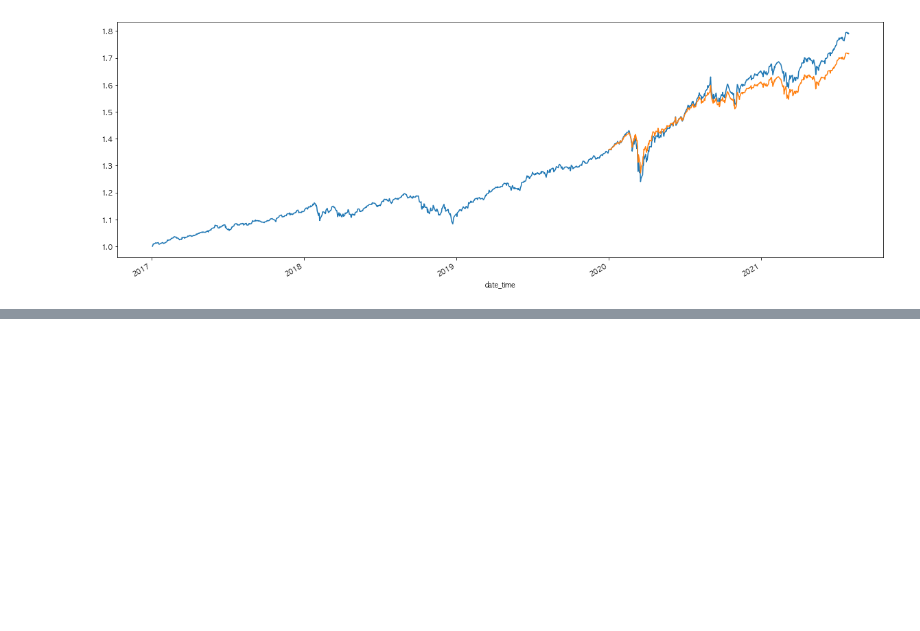
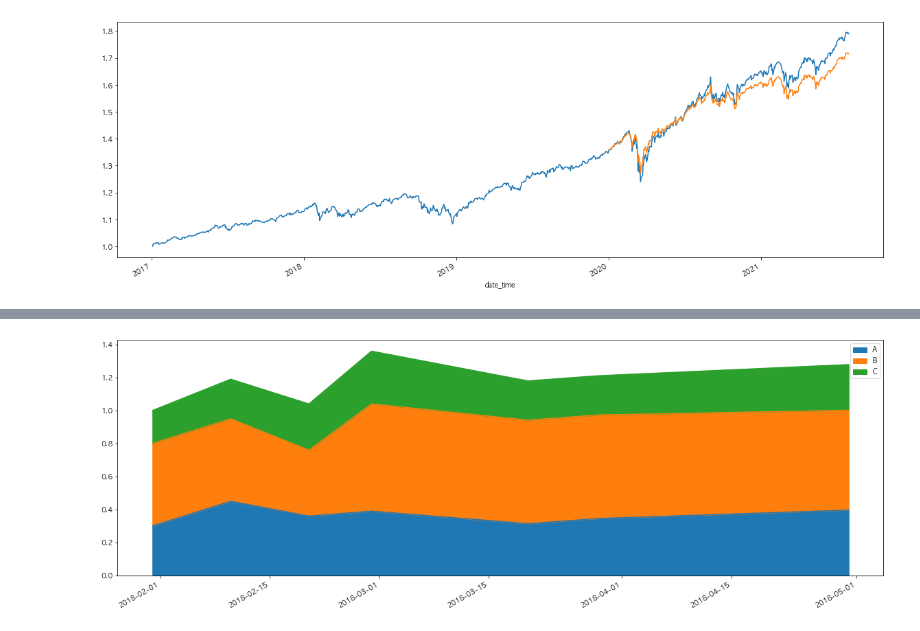
Before and after one commit to JihoQuant/Python-Pandas-Part-1, a Jupyter notebook: part2/7. Rebalancing Based Backtesting.ipynb, the cells around one changed output, grey strips where cells are left out. Saved outputs shown, nothing was run; the diff lists cells and outputs as text; code cells hidden in the pictures; blank space fills up the shorter version.

Commit message:
✏️ about Periodic Weight Rebalancing

```diff
--- a/part2/7. Rebalancing Based Backtesting.ipynb
+++ b/part2/7. Rebalancing Based Backtesting.ipynb
@@ -421,0 +668,31 @@ ax = allocation_df.sum(axis=1).plot(figsize=(20, 7))
+# %%
+# 월별 포트폴리오 자산 목록
+individual_port_val_df_list = []
+
+# 직전 달의 마지막 누적 수익률 - 로직의 일관성을 위해 1로 설정함
+cum_rtn_at_last_month_end = 1
+
+# 직전 달(리밸런싱 주기)의 마지막 인덱스
+prev_end_day = rebal_index[0]
+
+# for loop 사용을 통해 event-based 방식이 가미되었다는 것을 알 수 있다.
+for end_day in rebal_index[1:]:
+    # 주기만큼 서브셋을 뽑아냄
+    sub_price_df = df.loc[prev_end_day:end_day]
+    sub_cum_rtn_df = sub_price_df / sub_price_df.iloc[0]
+
+    weight_series = target_weight_df.loc[prev_end_day]
+    # (sub_cum_rtn_df * weight_series): 첫 설정한 weight이 asset 크기의 흐름에 따라 어떻게 변화하는지를 계산함
+    indi_port_cum_rtn_df = (sub_cum_rtn_df * weight_series) * cum_rtn_at_last_month_end
+
+    # 주기별 포트폴리오 결과 기록
+    individual_port_val_df_list.append(indi_port_cum_rtn_df)
+
+    # 이번 주기 최종 누적 수익률 시리즈
+    total_port_cum_rtn_series = indi_port_cum_rtn_df.sum(axis=1)
+
+    # 직전 주기 마지막 누적 수익률 갱신
+    cum_rtn_at_last_month_end = total_port_cum_rtn_series.iloc[-1]
+
+    # 직전 주기 마지막 인덱스 갱신
+    prev_end_day = end_day
@@ -421,0 +718,7 @@ ax = allocation_df.sum(axis=1).plot(figsize=(20, 7))
+# %%
+result_port_df_list = [individual_port_val_df_list[0]]
+for _df in individual_port_val_df_list[1:]:
+    result_port_df_list.append(_df.iloc[1:])
+
+result1_ind = pd.concat(result_port_df_list)
+result1_port = result1_ind.sum(axis=1)
@@ -421,0 +769,4 @@ ax = allocation_df.sum(axis=1).plot(figsize=(20, 7))
+# %%
+result1_ind.plot.area(figsize=(20, 7));
+# %% [output]
+[figure, added]
```
Also changed, not shown: parts of 42 cells of this notebook.
